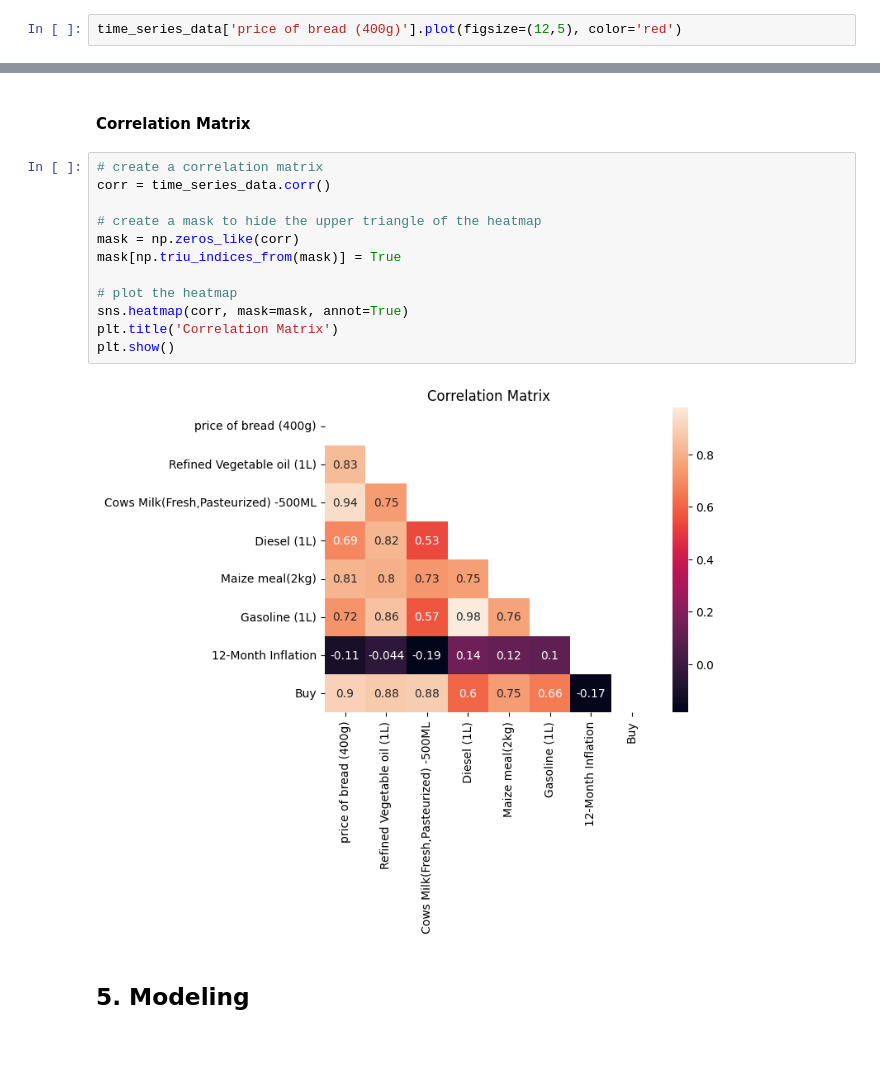
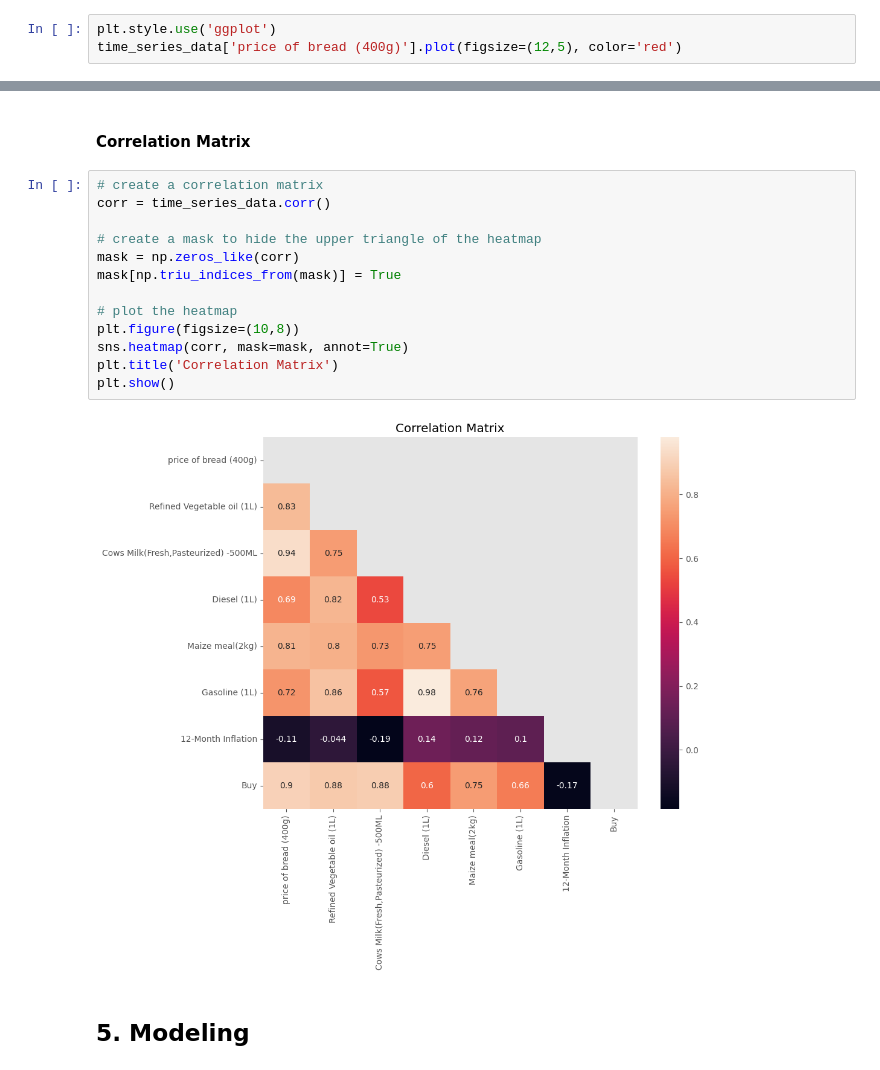
Before and after one commit to BrianKip035/Time_Series_Capstone_Project, a Jupyter notebook: Phase 5 time series project (4) (2) (5).ipynb, the cells around one changed output, grey strips where cells are left out. Cells and saved outputs as stored; diff of their text form.

```diff
--- a/Phase 5 time series project (4) (2) (5).ipynb
+++ b/Phase 5 time series project (4) (2) (5).ipynb
@@ -589,6 +589,7 @@ time_series_data = time_series_data.drop(['Annual Average Inflation', 'Mean', 'S
 # %% [markdown]
 ### Price of bread over the years
 # %%
+plt.style.use('ggplot')
 time_series_data['price of bread (400g)'].plot(figsize=(12,5), color='red')
 # %% [output]
 <AxesSubplot: xlabel='date'>
@@ -862,17 +872,18 @@ We can also see that some variables have higher values than others. For example,
 # %%
 # create a correlation matrix
 corr = time_series_data.corr()
 
 # create a mask to hide the upper triangle of the heatmap
 mask = np.zeros_like(corr)
 mask[np.triu_indices_from(mask)] = True
 
 # plot the heatmap
+plt.figure(figsize=(10,8))
 sns.heatmap(corr, mask=mask, annot=True)
 plt.title('Correlation Matrix')
 plt.show()
 # %% [output]
-[figure, old version]
+[figure, new version]
 # %% [markdown]
 ## 5. Modeling
 # %% [markdown]
```
Also changed, not shown: parts of 36 cells of this notebook.
